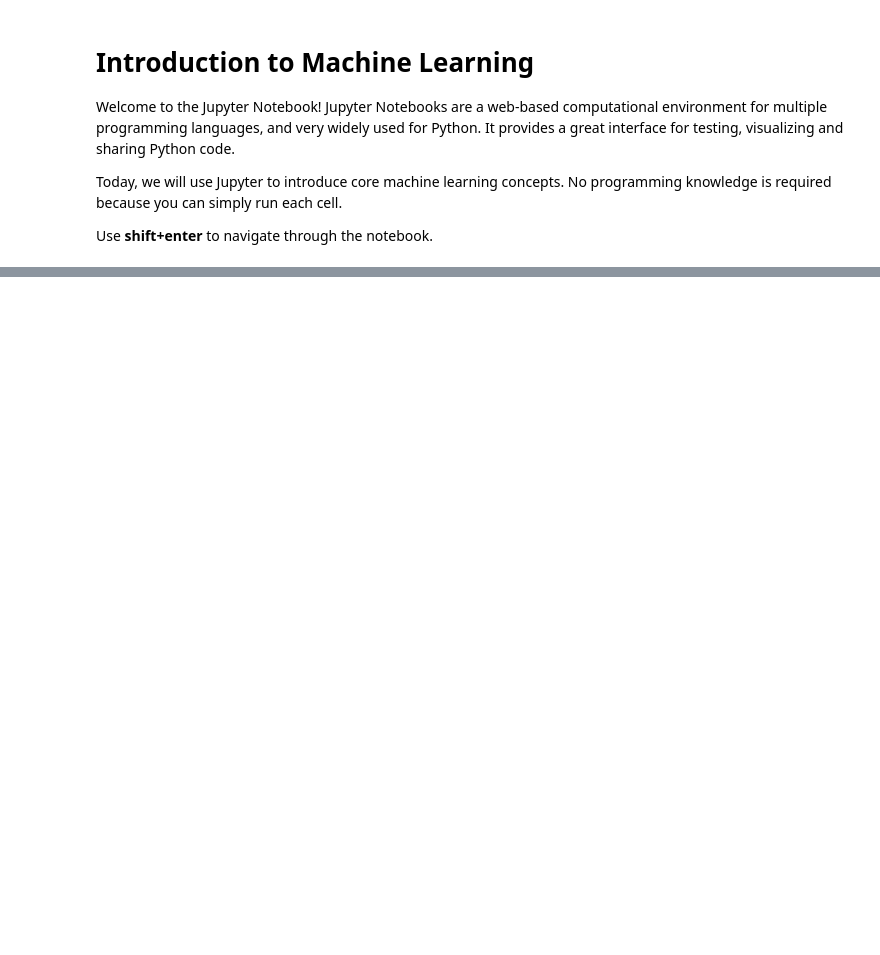
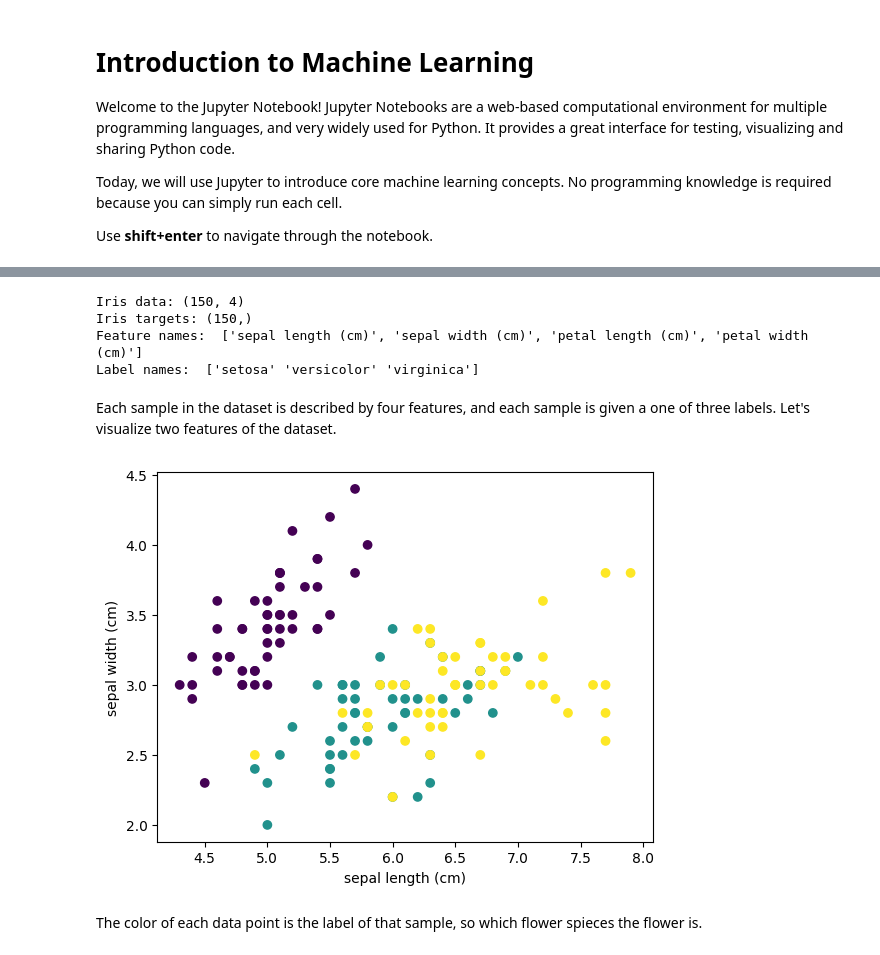
Before and after one commit to bradford415/cuhackit-workshop, a Jupyter notebook: intro-to-machine-learning.ipynb, the cells around one changed output, grey strips where cells are left out. Saved outputs shown, nothing was run; the diff lists cells and outputs as text; code cells hidden in the pictures; blank space fills up the shorter version.

```diff
--- a/intro-to-machine-learning.ipynb
+++ b/intro-to-machine-learning.ipynb
@@ -26,0 +202,36 @@ import tensorflow as tf
+# %%
+# load the Iris dataset
+iris = sklearn.datasets.load_iris()
+
+# show dataset shape
+print('Iris data: (%d, %d)' % iris.data.shape)
+print('Iris targets: (%d,)' % iris.target.shape)
+
+# show feature names
+print('Feature names: ', iris.feature_names)
+
+# show label names
+print('Label names: ', iris.target_names)
+# %% [output]
+Iris data: (150, 4)
+Iris targets: (150,)
+Feature names:  ['sepal length (cm)', 'sepal width (cm)', 'petal length (cm)', 'petal width (cm)']
+Label names:  ['setosa' 'versicolor' 'virginica']
+# %% [markdown]
+Each sample in the dataset is described by four features, and each sample is given a one of three labels. Let's visualize two features of the dataset.
+# %%
+# load the Iris dataset
+iris = sklearn.datasets.load_iris()
+
+# plot the first two features
+x = iris.data[:, 0]
+y = iris.data[:, 1]
+
+plt.scatter(x, y, c=iris.target)
+plt.xlabel(iris.feature_names[0])
+plt.ylabel(iris.feature_names[1])
+plt.show()
+# %% [output]
+[figure, added]
+# %% [markdown]
+The color of each data point is the label of that sample, so which flower spieces the flower is.
```
Also changed, not shown: parts of 65 cells of this notebook.
